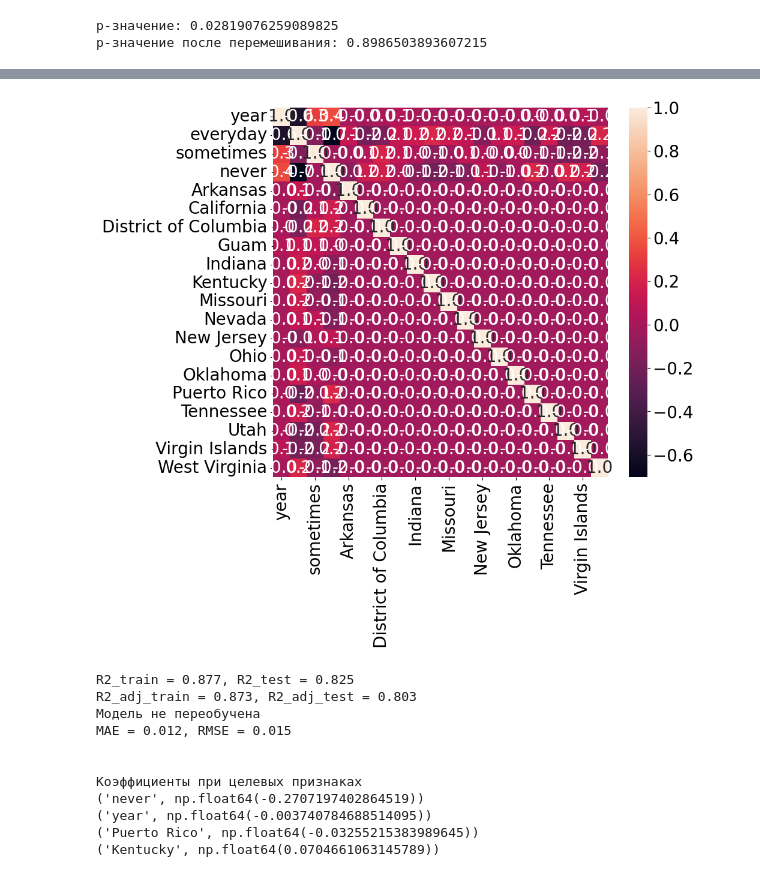
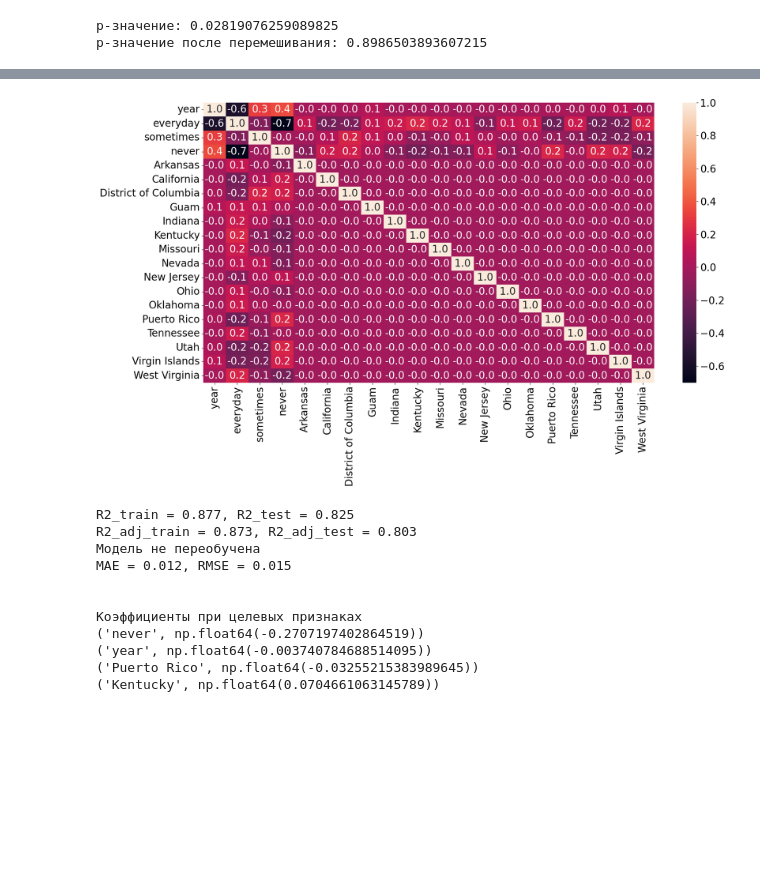
Before and after one commit to eugeniaaaaaaaaaaaa/linear_regression, a Jupyter notebook: Итоговый_проект_DA&ML.ipynb, the cells around one changed output, grey strips where cells are left out. Drawn from its saved outputs; the diff is of its cells as text; code cells hidden in the pictures; blank space fills up the shorter version.

```diff
--- a/Итоговый_проект_DA&ML.ipynb
+++ b/Итоговый_проект_DA&ML.ipynb
@@ -229,18 +227,18 @@ plt.show()
 # %%
 X_cols = [col for col in corr_matrix.columns if abs(corr_matrix[col]['everyday']) > 0.1] # хотя бы слабая корреляция с everyday
 corr_matrix = df[X_cols].corr(method="spearman")
 
 
-plt.figure(figsize=(9, 8))
+plt.figure(figsize=(20, 10))
 
 sns.heatmap(corr_matrix[:], annot=True, fmt=".1f")
 
 plt.show()
 
 
 X_cols = corr_matrix['everyday'].sort_values(ascending=False, key=abs).keys()[1:]
 # %% [output]
-[figure, old version]
+[figure, new version]
 # %%
 # линейная модель со всеми факторами
 
```
Also changed, not shown: parts of 1 cell of this notebook.
